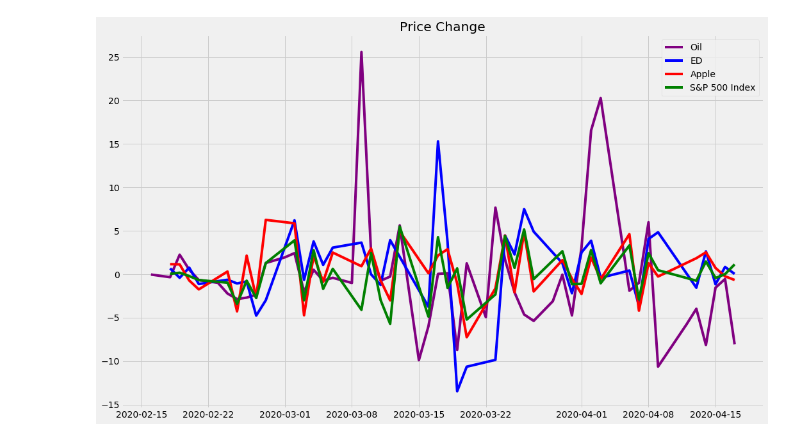
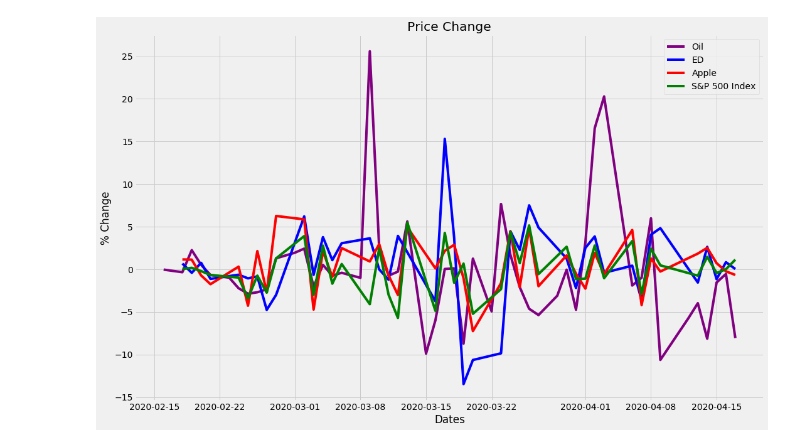
Before and after one commit to rolonavarro/Web-design-Challenge, a Jupyter notebook: Resources/Stocks analysis.ipynb, the cells around one changed output. Cells and saved outputs as stored; diff of their text form; code cells hidden in the pictures.

Commit message:
Stocks

```diff
--- a/Resources/Stocks analysis.ipynb
+++ b/Resources/Stocks analysis.ipynb
@@ -91,0 +14,7 @@ ed_df.head()
+# %%
+# Read CSV Files
+aapl_df=pd.read_csv("../Data/apple.csv", index_col=[0], parse_dates=True)
+sp5_df = pd.read_csv("../Data/ap5.csv", index_col=[0], parse_dates=True)
+gold_df = pd.read_csv("../Data/gold.csv", index_col=[0], parse_dates=True)
+oil_df = pd.read_csv("../Data/oil.csv", index_col=[0], parse_dates=True)
+ed_df = pd.read_csv("../Data/ed.csv", index_col=[0], parse_dates=True)
@@ -189,14 +147,17 @@ The r-squared is: 0.015865654143153433
 # %%
 # Change in price of different stocks and see if there is any correlation between them
 
 fig, ax = plt.subplots()
 ax.plot(oil_df['Change'], color='purple', label='Oil')
 ax.plot(ed_df['Change'], color ='blue', label='ED')
 ax.plot(aapl_df['Change'], color ='red', label='Apple')
 ax.plot(sp5_df['Change'], color ='green', label='S&P 500 Index')
 plt.title('Price Change')
+plt.ylabel('% Change')
+plt.xlabel('Dates')
+plt.plot(rotation=90)
 fig.set_size_inches(16, 10)
 plt.legend()
-plt.savefig('../WebVisualization/Visualizations/Stock_prices.png')
+plt.savefig('../WebVisualization/assets/Stock_prices.png')
 # %% [output]
-[figure, old version]
+[figure, new version]
```
Also changed, not shown: parts of 17 cells of this notebook, 21 other files.
